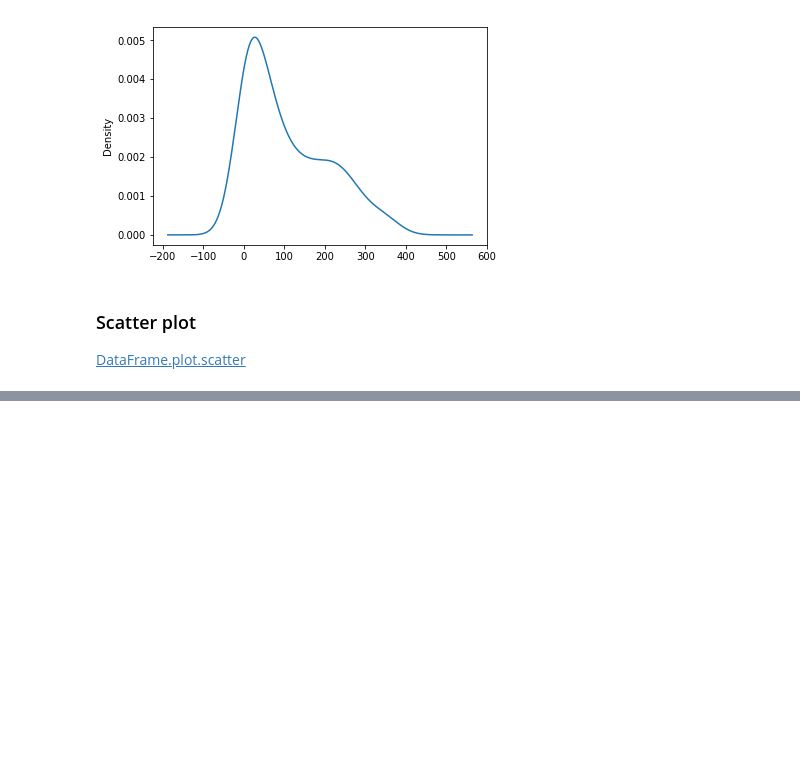
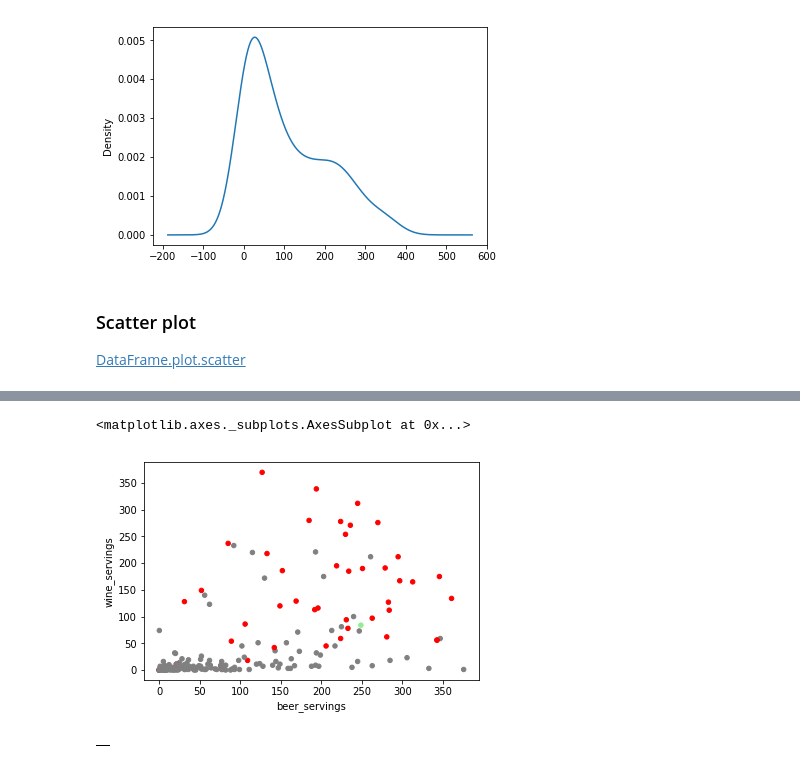
Before and after one commit to stampovaniq/ProgressBG-MLwithPython-Code, a Jupyter notebook: matplotlib_pandas_and_seaborn/pandas_and_mpl.ipynb, the cells around one changed output, grey strips where cells are left out. Cells and saved outputs as stored; diff of their text form; code cells hidden in the pictures; blank space fills up the shorter version.

```diff
--- a/matplotlib_pandas_and_seaborn/pandas_and_mpl.ipynb
+++ b/matplotlib_pandas_and_seaborn/pandas_and_mpl.ipynb
@@ -134,0 +137,20 @@ df.plot.scatter(x='beer_servings', y='wine_servings', alpha=0.9, color=colors_eu
+# %%
+# scatterplot of beer servings versus wine servings (colors more of 1 condition)
+
+# lets make a colors array, which will hold different color values for countries we are interested.
+# for the rest - the default color will be 'gray'
+colors = np.full_like(df.country, 'gray')
+
+# assign red color for the EU countries:
+colors[np.nonzero(df.continent=="EU")] = "red"
+# assign lightgreen color for the USA:
+colors[np.nonzero(df.country=="USA")] = "lightgreen"
+
+df.plot.scatter(x='beer_servings', y='wine_servings',color=colors)
+# %% [output]
+<matplotlib.axes._subplots.AxesSubplot at 0x...>
+[figure, added]
+# %%
+pd.DataFrame()
+# %% [output]
+|  |
```
Also changed, not shown: parts of 3 cells of this notebook, 28 other files.
